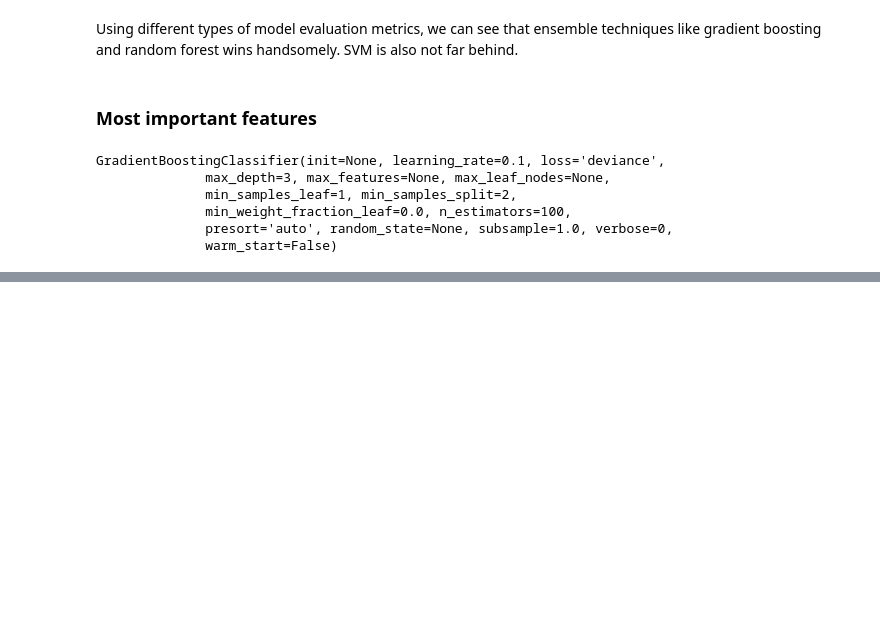
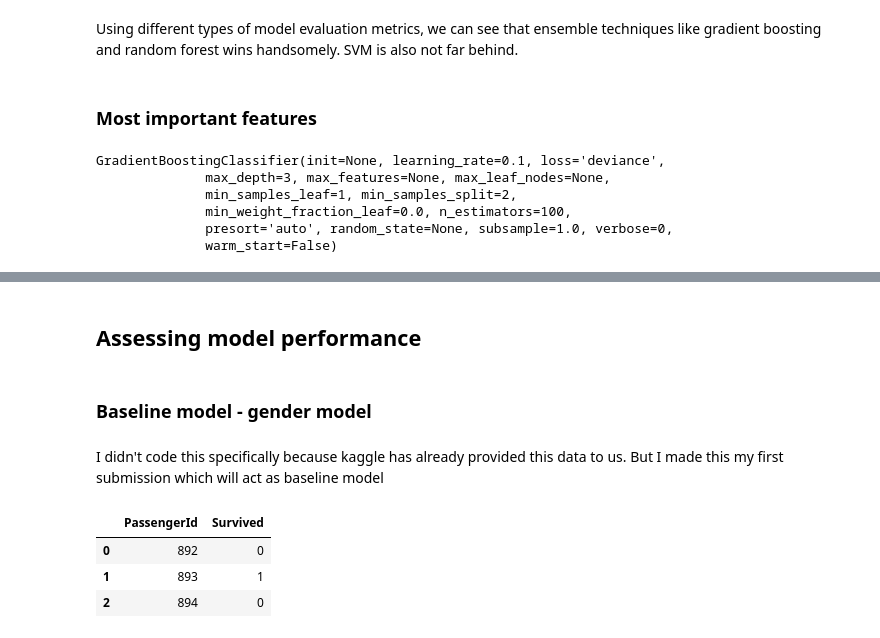
Before and after one commit to vivekbharadwaj/titanic_kaggle, a Jupyter notebook: titanic_kaggle_prediction_model_ensemble.ipynb, the cells around one changed output, grey strips where cells are left out. Cells and saved outputs as stored; diff of their text form; code cells hidden in the pictures; blank space fills up the shorter version.

```diff
--- a/titanic_kaggle_prediction_model_ensemble.ipynb
+++ b/titanic_kaggle_prediction_model_ensemble.ipynb
@@ -401,0 +513,14 @@ plt.show()
+# %% [markdown]
+## Assessing model performance
+# %% [markdown]
+### Baseline model - gender model
+# %% [markdown]
+I didn't code this specifically because kaggle has already provided this data to us. But I made this my first submission which will act as baseline model
+# %%
+firstsubmission = pd.read_csv('1submission_gendermodel.csv')
+firstsubmission.head(3)
+# %% [output]
+|  | PassengerId | Survived |
+| 0 | 892 | 0 |
+| 1 | 893 | 1 |
+| 2 | 894 | 0 |
```
Also changed, not shown: parts of 33 cells of this notebook.
